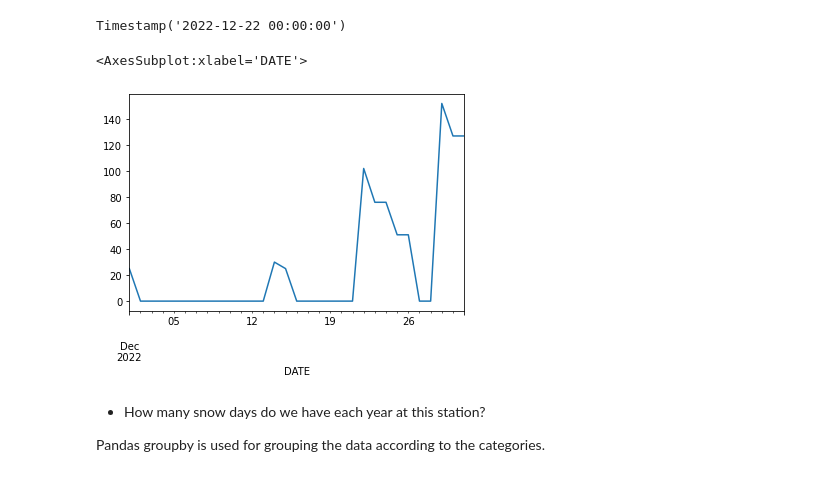
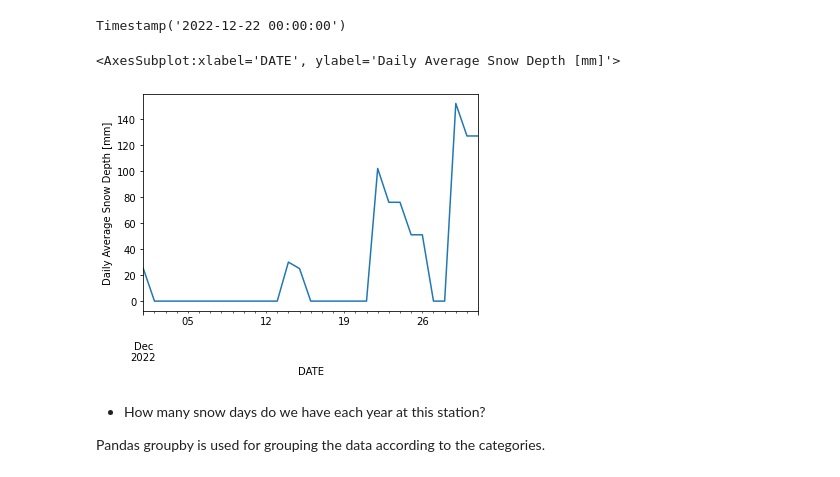
Before and after one commit to NCAR/dask-tutorial, a Jupyter notebook: notebooks/02-dask-dataframe.ipynb, the cells around one changed output. Saved outputs shown, nothing was run; the diff lists cells and outputs as text; code cells hidden in the pictures.

```diff
--- a/notebooks/02-dask-dataframe.ipynb
+++ b/notebooks/02-dask-dataframe.ipynb
@@ -204,10 +204,10 @@ Timestamp('2022-12-22 00:00:00')
 # %%
 # Here we easily plot the prior data using matplotlib from pandas
 # -- .loc for value based indexing
-df.loc['2022-12-01':'2022-12-31'].SNWD.plot()
+df.loc['2022-12-01':'2022-12-31'].SNWD.plot(ylabel= 'Daily Average Snow Depth [mm]')
 # %% [output]
-<AxesSubplot:xlabel='DATE'>
+<AxesSubplot:xlabel='DATE', ylabel='Daily Average Snow Depth [mm]'>
-[figure, old version]
+[figure, new version]
 # %% [markdown]
 * How many snow days do we have each year at this station?
 
```
